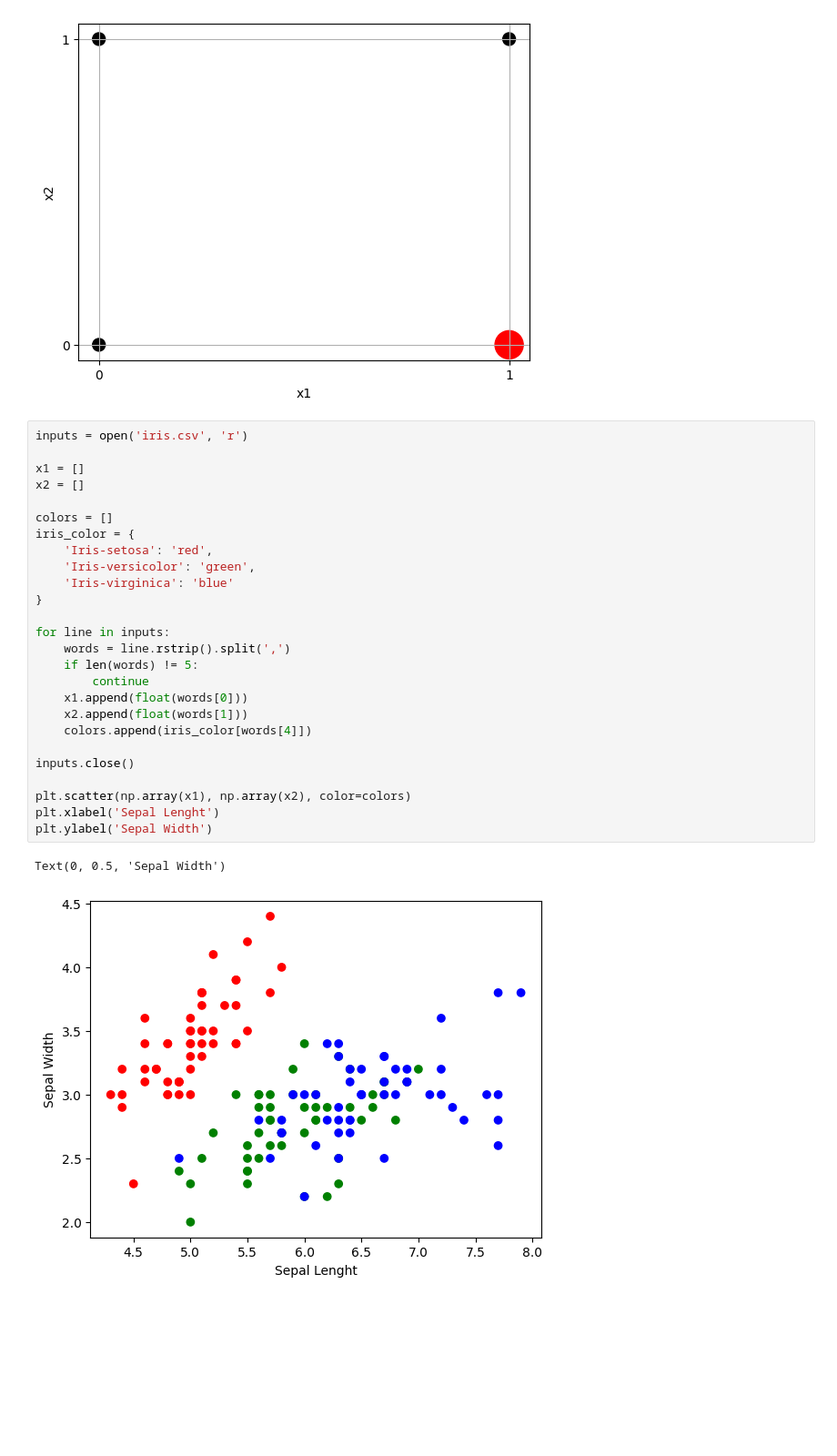
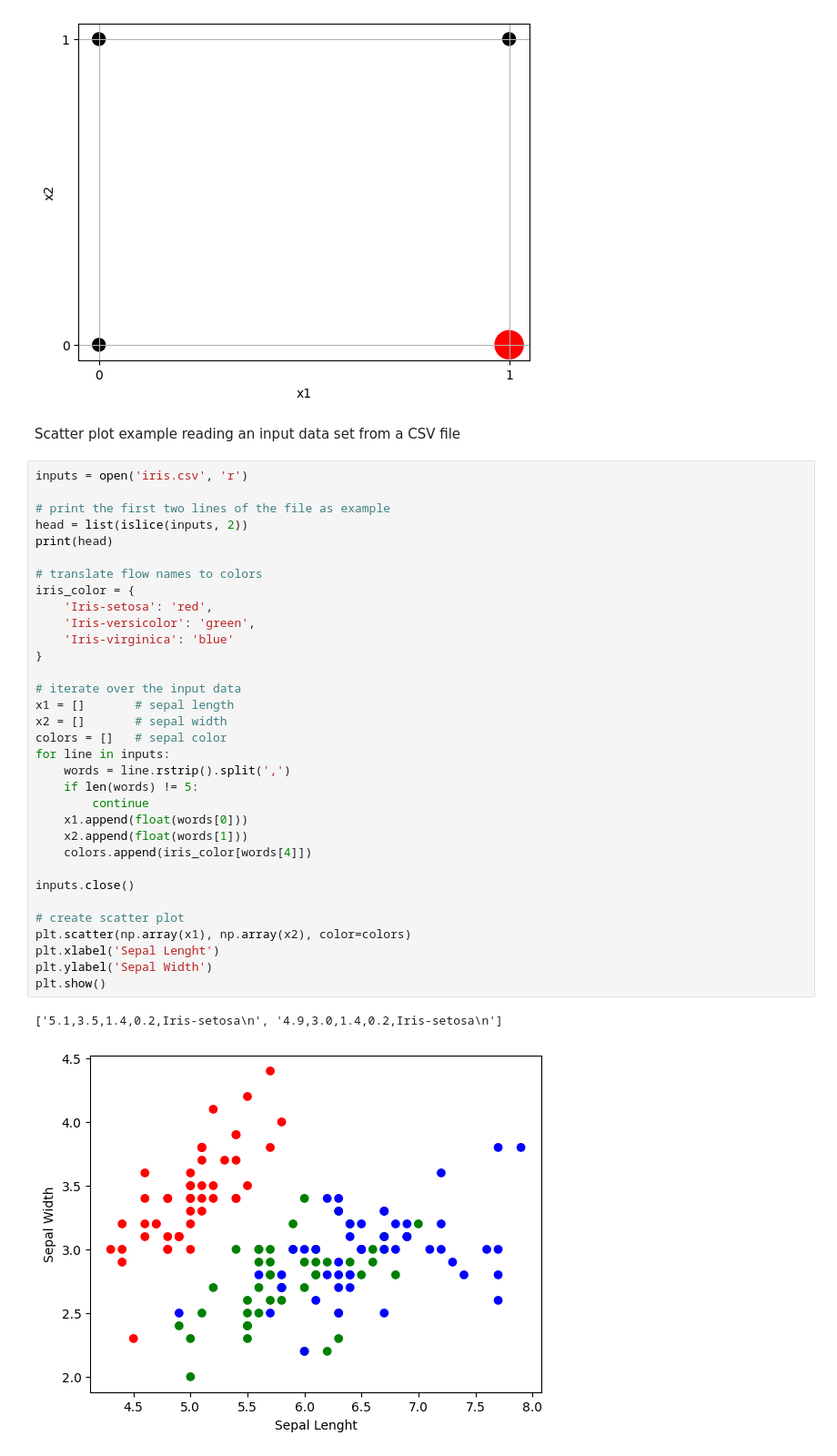
Before and after one commit to vpenso/code-playground, a Jupyter notebook: ml/perceptron.ipynb, the cells around one changed output. Shown at 91% size. Drawn from its saved outputs; the diff is of its cells as text; blank space fills up the shorter version.

Commit message:
scatter plot example

```diff
--- a/ml/perceptron.ipynb
+++ b/ml/perceptron.ipynb
@@ -77,32 +78,41 @@ plt.yticks([0.0, 1.0])
 plt.show()
 # %% [output]
 [figure]
+# %% [markdown]
+Scatter plot example reading an input data set from a CSV file
 # %%
 inputs = open('iris.csv', 'r')
 
-x1 = []
-x2 = []
+# print the first two lines of the file as example
+head = list(islice(inputs, 2))
+print(head)
 
-colors = []
+# translate flow names to colors
 iris_color = {
     'Iris-setosa': 'red',
     'Iris-versicolor': 'green',
     'Iris-virginica': 'blue'
 }
 
+# iterate over the input data
+x1 = []       # sepal length
+x2 = []       # sepal width
+colors = []   # sepal color
 for line in inputs:
     words = line.rstrip().split(',')
     if len(words) != 5:
         continue
     x1.append(float(words[0]))
     x2.append(float(words[1]))
     colors.append(iris_color[words[4]])
 
 inputs.close()
 
+# create scatter plot
 plt.scatter(np.array(x1), np.array(x2), color=colors)
 plt.xlabel('Sepal Lenght')
 plt.ylabel('Sepal Width')
+plt.show()
 # %% [output]
-Text(0, 0.5, 'Sepal Width')
+['5.1,3.5,1.4,0.2,Iris-setosa\n', '4.9,3.0,1.4,0.2,Iris-setosa\n']
-[figure, old version]
+[figure, new version]
```
Also changed, not shown: parts of 1 cell of this notebook.
